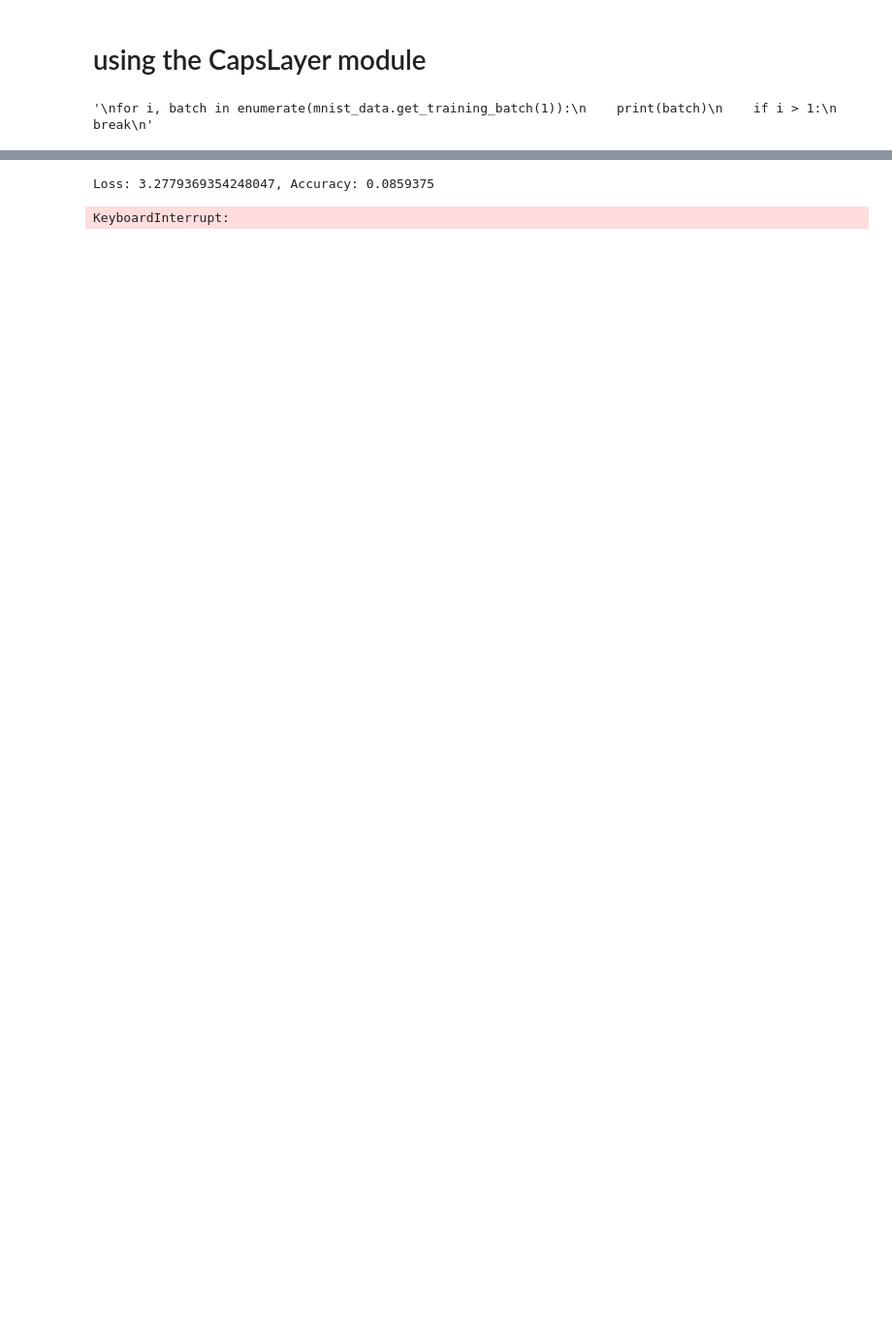
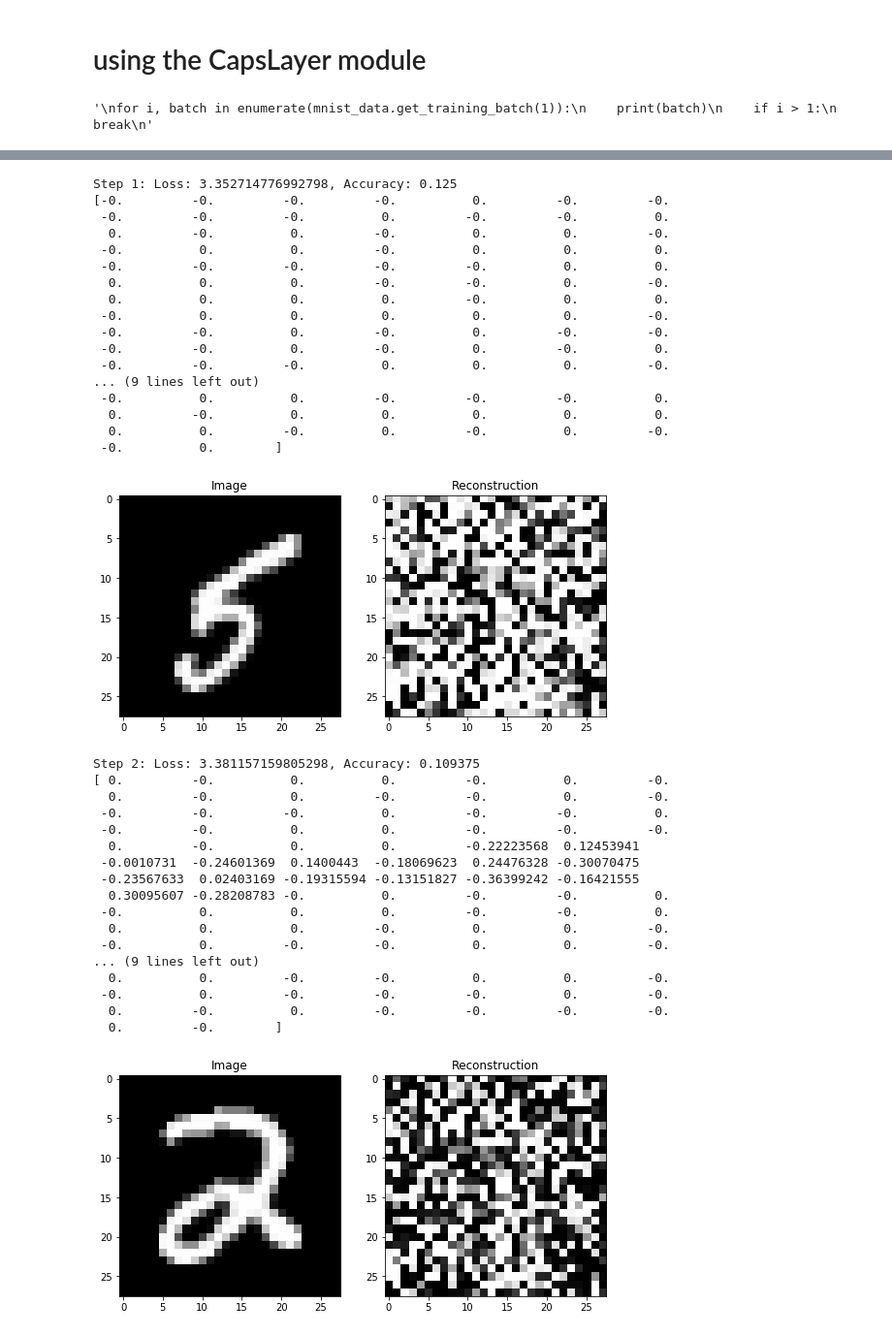
Before and after one commit to lukeeffenberger/caps-net, a Jupyter notebook: capsnet_ver2.0.ipynb, the cells around one changed output, grey strips where cells are left out. Shown at 97% size. Drawn from its saved outputs; the diff is of its cells as text; code cells hidden in the pictures; blank space fills up the shorter version.

Commit message:
added ConvLayer and DenseLayer, started on the Reconstructor

```diff
--- a/capsnet_ver2.0.ipynb
+++ b/capsnet_ver2.0.ipynb
@@ -130,10 +89,0 @@ def get_biases(shape):
-# %%
-#FUNCTIONS FOR BUILDING THE NETWORK
-
-def conv_relu(x, weights, biases, stride):
-    conv = tf.nn.conv2d(x, weights, strides=[1, stride, stride, 1], padding='VALID')
-    return tf.nn.relu(conv + biases)
-
-def conv(x, weights, biases, stride):
-    conv = tf.nn.conv2d(x, weights, strides=[1, stride, stride, 1], padding='VALID')
-    return conv + biases
@@ -283,23 +237,68 @@ merged_summaries = tf.summary.merge_all()
 # %%
-train_writer = tf.summary.FileWriter("./summaries/train", tf.get_default_graph())
+#train_writer = tf.summary.FileWriter("./summaries/train", tf.get_default_graph())
 
 with tf.Session() as sess:
     step = 0
     sess.run(tf.global_variables_initializer())
 
     for epoch in range(10):
         batch_generator = mnist_data.get_training_batch(batch_size)
 
         for x, y in batch_generator:
-            _loss, _accuracy, _summaries, _ = sess.run([loss,
-                                    accuracy,
-                                    merged_summaries,
-                                    training_step],
-                                    feed_dict = {images: x,
-                                                labels: y})
-            train_writer.add_summary(_summaries, step)
+            _loss, _accuracy, _, _rec, d  = sess.run([loss,
+                                            accuracy,
+                                            training_step,
+                                            reconstructions,
+                                            digit_caps_flat],
+                                            feed_dict = {images: x,
+                                                        labels: y})
+            #train_writer.add_summary(_summaries, step)
             step += 1
-            print("Loss: {}, Accuracy: {}".format(_loss, _accuracy))
+            print("Step {}: Loss: {}, Accuracy: {}".format(step, _loss, _accuracy))
+            print(d[0])
+            # for validation plot a image and its reconstruction
+            fig = plt.figure(figsize = (9,5))
+            fig.add_subplot(1,2,1)
+            plt.imshow(x[0], cmap='gray')
+            plt.title('Image')
+            fig.add_subplot(1,2,2)
+            plt.imshow(_rec[0], cmap='gray')
+            plt.title('Reconstruction')
+            plt.show()
 # %% [output]
-Loss: 3.2779369354248047, Accuracy: 0.0859375
+Step 1: Loss: 3.352714776992798, Accuracy: 0.125
+[-0.         -0.         -0.         -0.          0.         -0.         -0.
+ -0.         -0.         -0.          0.         -0.         -0.          0.
+  0.         -0.          0.         -0.          0.          0.         -0.
+ -0.          0.          0.         -0.          0.          0.          0.
+ -0.         -0.         -0.         -0.         -0.          0.          0.
+  0.          0.          0.         -0.         -0.          0.         -0.
+  0.          0.          0.          0.         -0.          0.          0.
+ -0.          0.          0.          0.          0.          0.         -0.
+ -0.         -0.          0.         -0.          0.         -0.         -0.
+ -0.         -0.          0.         -0.          0.         -0.          0.
+ -0.         -0.         -0.          0.          0.          0.         -0.
+... (9 lines left out)
+ -0.          0.          0.         -0.         -0.         -0.          0.
+  0.         -0.          0.          0.          0.          0.          0.
+  0.          0.         -0.          0.         -0.          0.         -0.
+ -0.          0.        ]
+[figure, added]
-KeyboardInterrupt:
+Step 2: Loss: 3.381157159805298, Accuracy: 0.109375
+[ 0.         -0.          0.          0.         -0.          0.         -0.
+  0.         -0.          0.         -0.         -0.          0.         -0.
+ -0.         -0.         -0.          0.         -0.         -0.          0.
+ -0.         -0.          0.          0.         -0.         -0.         -0.
+  0.         -0.          0.          0.         -0.22223568  0.12453941
+ -0.0010731  -0.24601369  0.1400443  -0.18069623  0.24476328 -0.30070475
+ -0.23567633  0.02403169 -0.19315594 -0.13151827 -0.36399242 -0.16421555
+  0.30095607 -0.28208783 -0.          0.         -0.         -0.          0.
+ -0.          0.          0.          0.         -0.         -0.          0.
+  0.          0.          0.         -0.          0.          0.         -0.
+ -0.          0.         -0.         -0.          0.          0.         -0.
+... (9 lines left out)
+  0.          0.         -0.         -0.          0.          0.         -0.
+ -0.          0.         -0.         -0.         -0.          0.         -0.
+  0.         -0.          0.         -0.         -0.         -0.         -0.
+  0.         -0.        ]
+[figure, added]
```
Also changed, not shown: parts of 9 cells of this notebook, 5 other files.
